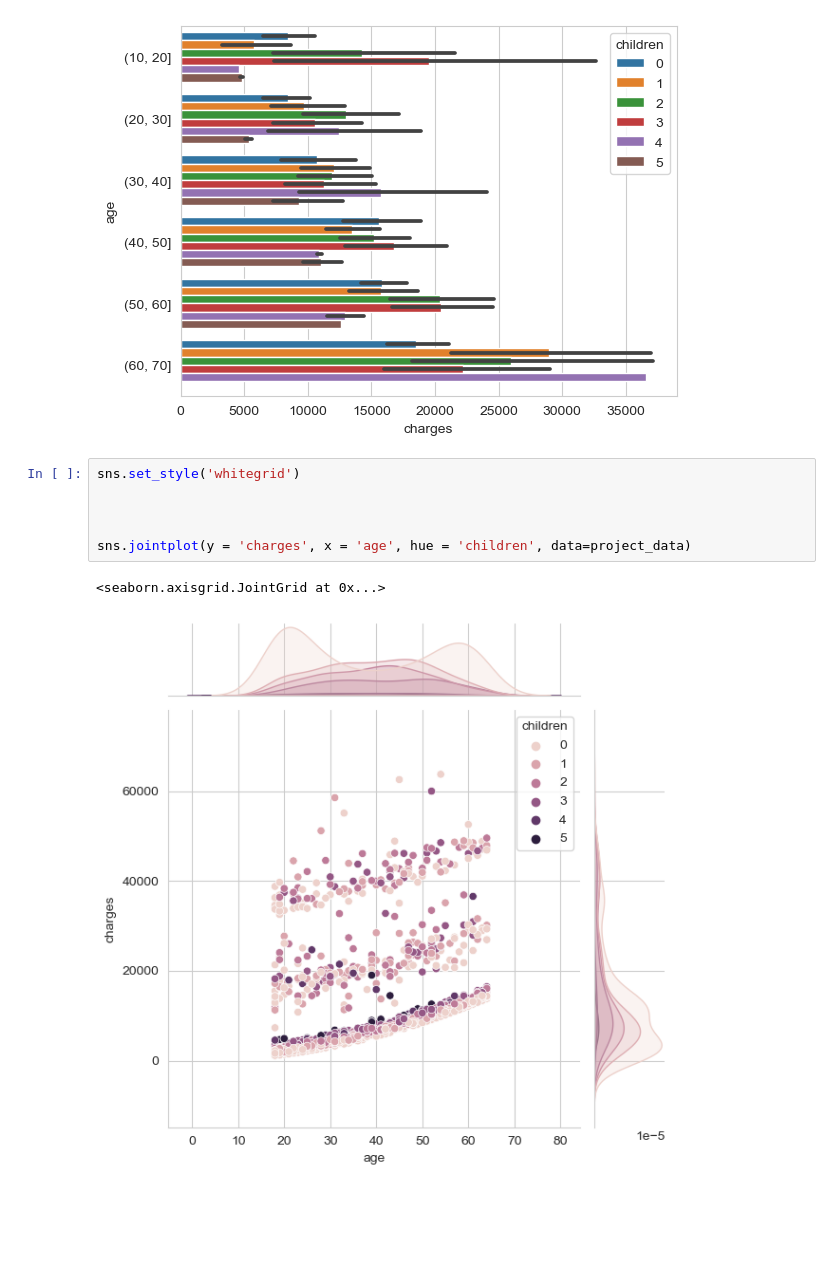
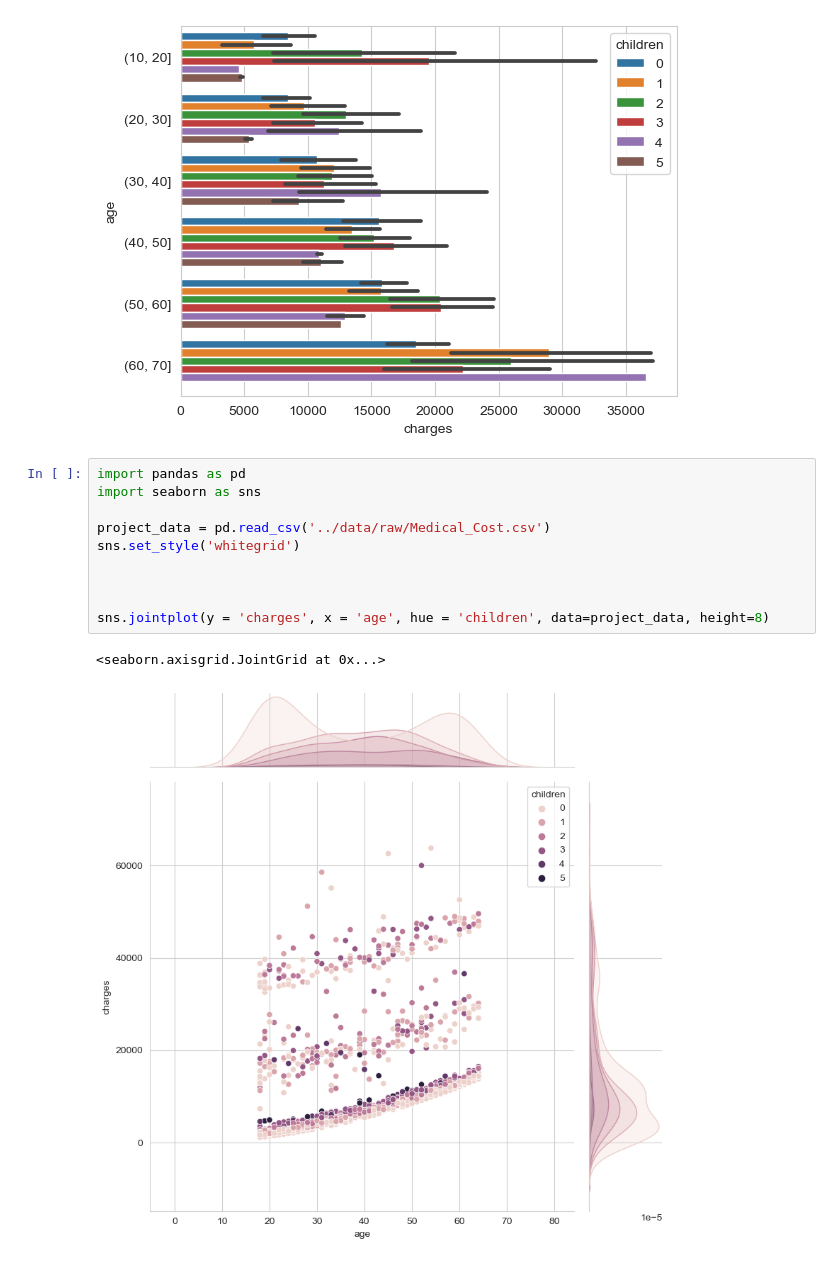
Before and after one commit to ubco-W2022T2-data301/project-group-group40, a Jupyter notebook: analysis/analysis1.ipynb, the cells around one changed output. Drawn from its saved outputs; the diff is of its cells as text; blank space fills up the shorter version.

```diff
--- a/analysis/analysis1.ipynb
+++ b/analysis/analysis1.ipynb
@@ -47,11 +47,15 @@ df = sns.barplot(y =age_ranges, x = 'charges', hue='children', data=project_data
 # %% [output]
 [figure]
 # %%
+import pandas as pd
+import seaborn as sns
+
+project_data = pd.read_csv('../data/raw/Medical_Cost.csv')
 sns.set_style('whitegrid')
 
 
 
-sns.jointplot(y = 'charges', x = 'age', hue = 'children', data=project_data)
+sns.jointplot(y = 'charges', x = 'age', hue = 'children', data=project_data, height=8)
 # %% [output]
 <seaborn.axisgrid.JointGrid at 0x...>
-[figure, old version]
+[figure, new version]
```
